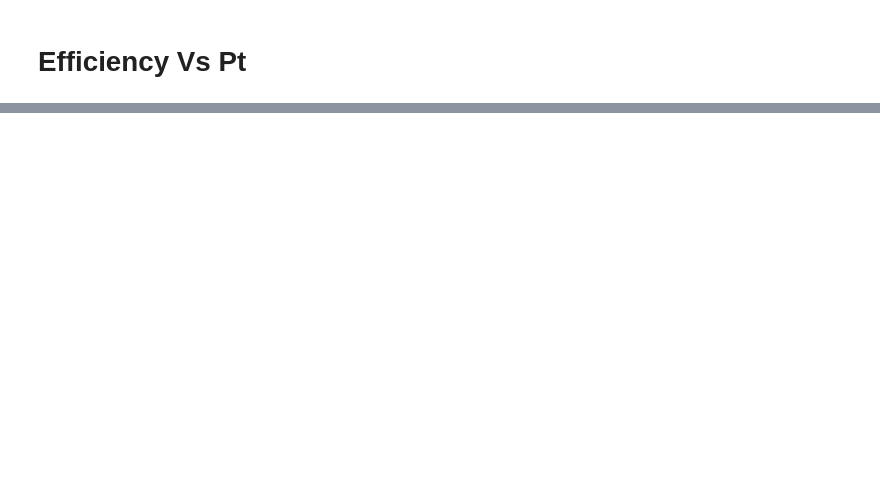
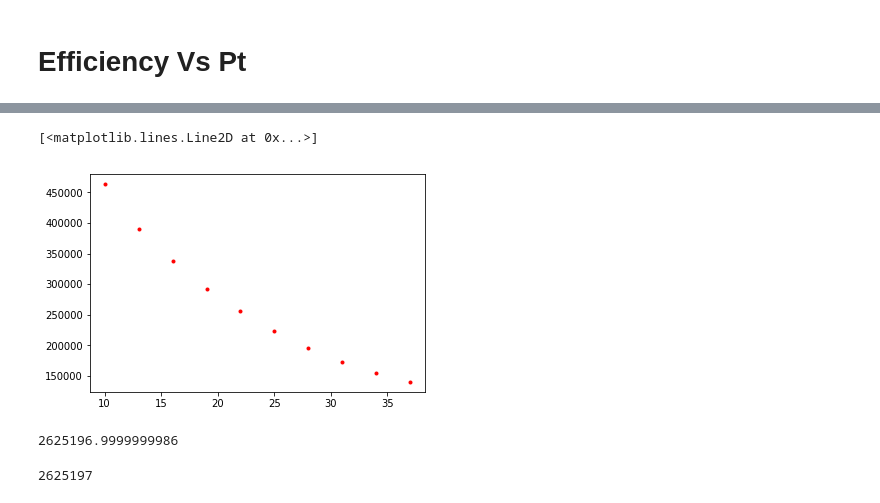
Before and after one commit to pfecchio/HypertritonML, a Jupyter notebook: 2body/Training_10_40/TrainingAndSignScan_10_40.ipynb, the cells around one changed output, grey strips where cells are left out. Cells and saved outputs as stored; diff of their text form; code cells hidden in the pictures; blank space fills up the shorter version.

```diff
--- a/2body/Training_10_40/TrainingAndSignScan_10_40.ipynb
+++ b/2body/Training_10_40/TrainingAndSignScan_10_40.ipynb
@@ -221,0 +353,22 @@ plt.ylabel('Efficiency');
+# %%
+weight=[]
+for t in df_18r['Centrality']:
+    n_bin=int((t-10)/0.1)
+    weight.append(Nev_10_40*counts[n_bin])
+# %%
+df_18r['weight']=len(df_18r)*(weight/sum(weight))
+# %%
+counts2,bins2=np.histogram(df_18r['Centrality'],weights=df_18r['weight'])
+# %%
+plt.plot(bins2[:-1],counts2,'r.')
+# %% [output]
+[<matplotlib.lines.Line2D at 0x...>]
+[figure, added]
+# %%
+sum(df_18r['weight'])
+# %% [output]
+2625196.9999999986
+# %%
+len(df_18r)
+# %% [output]
+2625197
```
Also changed, not shown: parts of 28 cells of this notebook, 5 other files.
